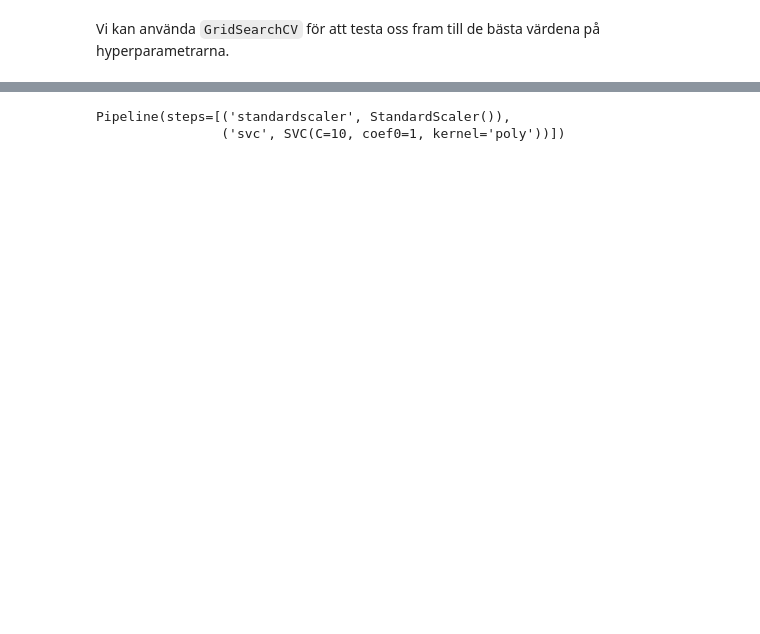
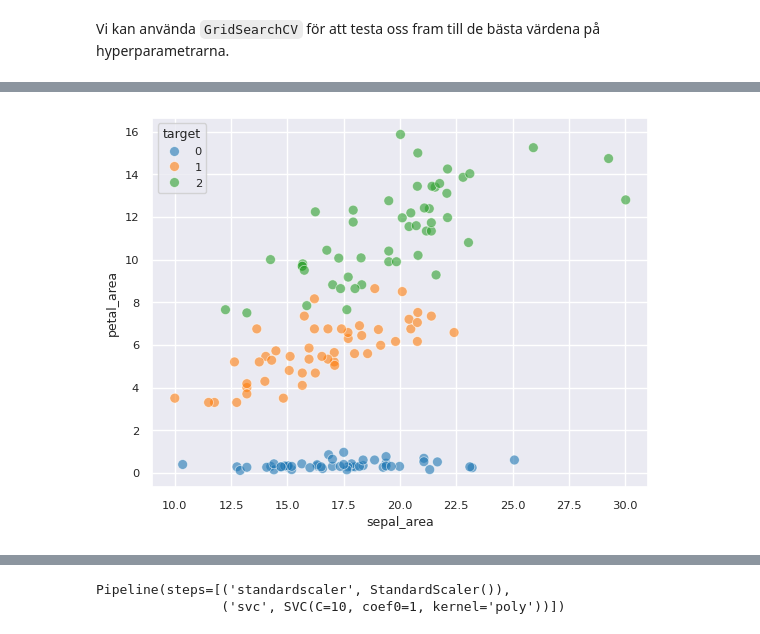
Before and after one commit to AntonioPrgomet/ds24_ml, a Jupyter notebook: l5/svm.ipynb, the cells around one changed output, grey strips where cells are left out. Saved outputs shown, nothing was run; the diff lists cells and outputs as text; code cells hidden in the pictures; blank space fills up the shorter version.

```diff
--- a/l5/svm.ipynb
+++ b/l5/svm.ipynb
@@ -234,0 +206,5 @@ X_train, X_test, y_train, y_test = train_test_split(X_areas, y_iris, random_stat
+# %%
+sns.scatterplot(iris.data, x="sepal_area", y="petal_area", hue=iris.target, palette="tab10", alpha=.6, s=50)
+plt.grid()
+# %% [output]
+[figure, added]
```
Also changed, not shown: parts of 42 cells of this notebook, 2 other files.
